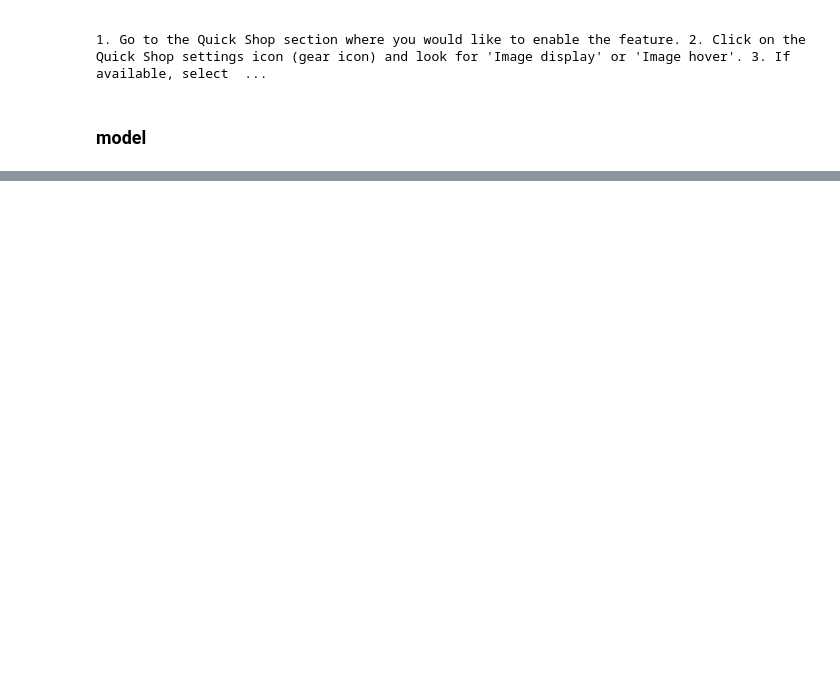
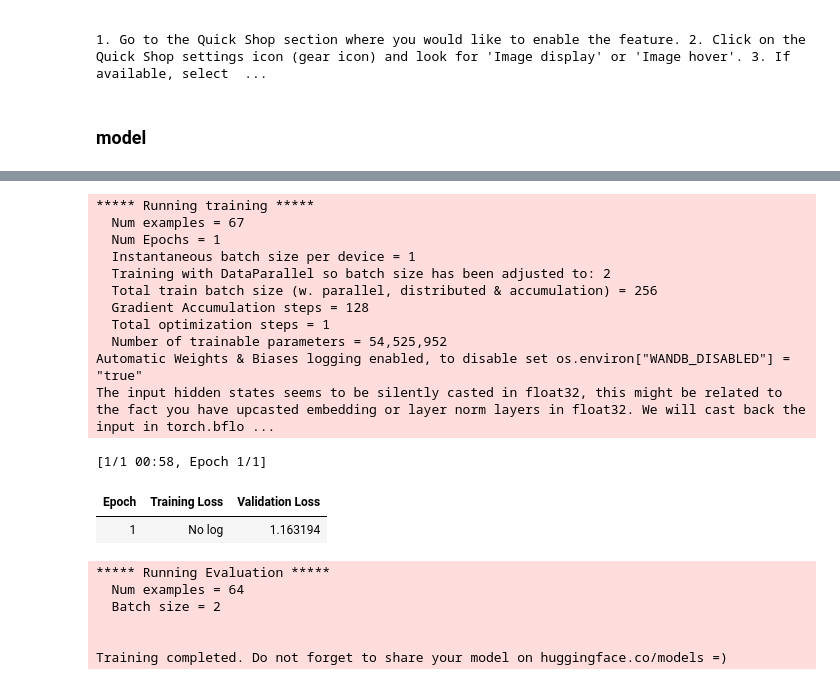
Before and after one commit to chunhuizhang/llms_tuning, a Jupyter notebook: tutorials/chat/chat_sft_mistral.ipynb, the cells around one changed output, grey strips where cells are left out. Cells and saved outputs as stored; diff of their text form; code cells hidden in the pictures; blank space fills up the shorter version.

```diff
--- a/tutorials/chat/chat_sft_mistral.ipynb
+++ b/tutorials/chat/chat_sft_mistral.ipynb
@@ -58,11 +72,11 @@ DatasetDict({
 # %%
-from datasets import DatasetDict
+# from datasets import DatasetDict
 
-# remove this when done debugging
-indices = range(0,100)
+# # remove this when done debugging
+# indices = range(0,100)
 
-dataset_dict = {"train": raw_datasets["train_sft"].select(indices),
-                "test": raw_datasets["test_sft"].select(indices)}
+# dataset_dict = {"train": raw_datasets["train_sft"].select(indices),
+#                 "test": raw_datasets["test_sft"].select(indices)}
 
-raw_datasets = DatasetDict(dataset_dict)
-raw_datasets
+# raw_datasets = DatasetDict(dataset_dict)
+# raw_datasets
@@ -139,6 +142,10 @@ print(tokenizer.decode(1), tokenizer.decode(2))
 <s> </s>
 [1] [2]
 <s> </s>
+# %%
+# set pad_token_id equal to the eos_token_id if not set
+if tokenizer.pad_token_id is None:
+  tokenizer.pad_token_id = tokenizer.eos_token_id
 # %%
 tokenizer.model_max_length
 # %% [output]
@@ -251,0 +254,20 @@ The secondary image hover feature may or may not work for your Quick Shop sectio
+# %%
+from transformers import BitsAndBytesConfig, TrainingArguments
+import torch
+
+# specify how to quantize the model
+quantization_config = BitsAndBytesConfig(
+    load_in_4bit=True,
+    bnb_4bit_quant_type="nf4",
+    bnb_4bit_use_double_quant=True,
+    bnb_4bit_compute_dtype=torch.bfloat16,
+)
+device_map = {"": torch.cuda.current_device()} if torch.cuda.is_available() else None
+
+model_kwargs = dict(
+    attn_implementation="flash_attention_2", # set this to True if your GPU supports it (Flash Attention drastically speeds up model computations)
+    torch_dtype="auto",
+    use_cache=False, # set to False as we're going to use gradient checkpointing
+    device_map=device_map,
+    quantization_config=quantization_config,
+)
@@ -251,0 +282,2 @@ The secondary image hover feature may or may not work for your Quick Shop sectio
+# %%
+model = AutoModelForCausalLM.from_pretrained(model_id, **model_kwargs)
@@ -251,0 +382,23 @@ The secondary image hover feature may or may not work for your Quick Shop sectio
+# %%
+train_result = trainer.train()
+# %% [output]
+***** Running training *****
+  Num examples = 67
+  Num Epochs = 1
+  Instantaneous batch size per device = 1
+  Training with DataParallel so batch size has been adjusted to: 2
+  Total train batch size (w. parallel, distributed & accumulation) = 256
+  Gradient Accumulation steps = 128
+  Total optimization steps = 1
+  Number of trainable parameters = 54,525,952
+Automatic Weights & Biases logging enabled, to disable set os.environ["WANDB_DISABLED"] = "true"
+The input hidden states seems to be silently casted in float32, this might be related to the fact you have upcasted embedding or layer norm layers in float32. We will cast back the input in torch.bflo ...
+[1/1 00:58, Epoch 1/1]
+| Epoch | Training Loss | Validation Loss |
+| 1 | No log | 1.163194 |
+***** Running Evaluation *****
+  Num examples = 64
+  Batch size = 2
+
+
+Training completed. Do not forget to share your model on huggingface.co/models =)
```
Also changed, not shown: parts of 12 cells of this notebook, 2 other files.
